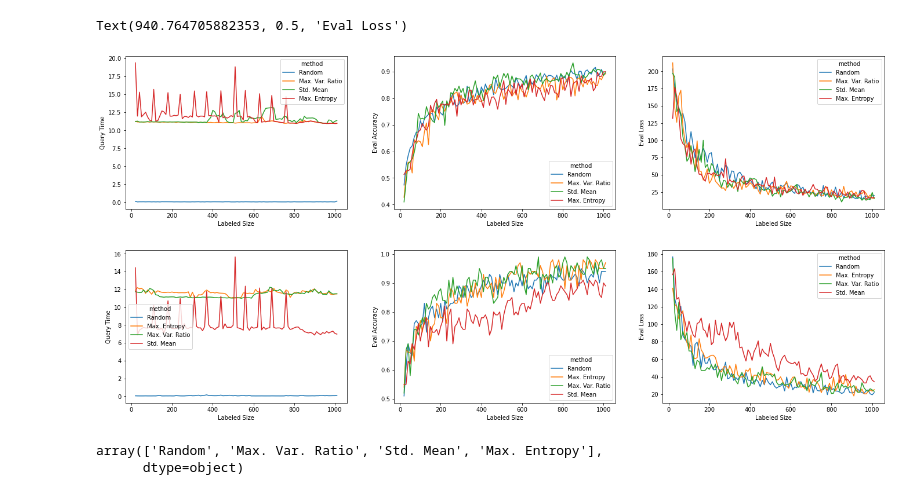
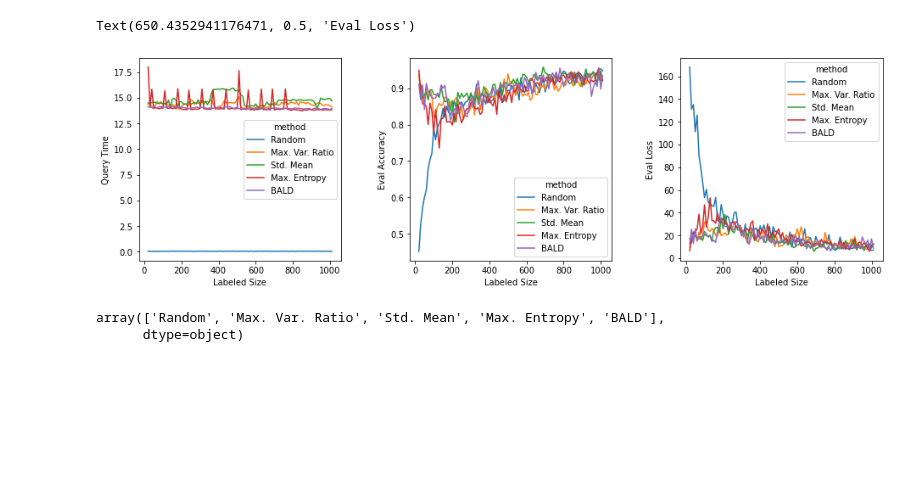
Before and after one commit to ExLeonem/master-thesis-code, a Jupyter notebook: wp/notebooks/experiments/y_gal_1.ipynb, the cells around one changed output. Saved outputs shown, nothing was run; the diff lists cells and outputs as text; code cells hidden in the pictures; blank space fills up the shorter version.

```diff
--- a/wp/notebooks/experiments/y_gal_1.ipynb
+++ b/wp/notebooks/experiments/y_gal_1.ipynb
@@ -16,7 +16,7 @@ sys.path.append(MODULES_PATH)
 from active_learning import ExperimentSuitMetrics
 from utils import MetricsTransformer, plot_in_steps
 # %%
-experiment_path = os.path.join(METRICS_PATH, "1_y_gal")
+experiment_path = os.path.join(METRICS_PATH, "y_gal_mc_mean")
 metrics_handler = ExperimentSuitMetrics(experiment_path)
 metrics = MetricsTransformer()
 # %%
@@ -29,42 +29,31 @@ dtypes = {
     "labeled_pool_size": int
 }
 # %%
-df_mc_dropout = metrics.load_from_dir(metrics_handler, "mc_dropout", dtype=dtypes)
-df_mp = metrics.load_from_dir(metrics_handler, "moment_propagation", dtype=dtypes)
+df_mc_dropout = metrics.load_from_dir(metrics_handler, "0_mc_dropout", dtype=dtypes)
+# df_mp = metrics.load_from_dir(metrics_handler, "moment_propagation", dtype=dtypes)
 # %%
-fig, ax = plt.subplots(2, 3, figsize=(20, 10))
+fig, ax = plt.subplots(1, 3, figsize=(14, 5))
 plt.tight_layout(pad=5)
 
-sns.lineplot(ax=ax[0, 0], data=df_mc_dropout, y="query_time", x="labeled_pool_size", hue="method")
-ax[0, 0].set_xlabel("Labeled Size")
-ax[0, 0].set_ylabel("Query Time")
+sns.lineplot(ax=ax[0], data=df_mc_dropout, y="query_time", x="labeled_pool_size", hue="method")
+ax[0].set_xlabel("Labeled Size")
+ax[0].set_ylabel("Query Time")
 
-sns.lineplot(ax=ax[0, 1], data=df_mc_dropout, y="eval_accuracy", x="labeled_pool_size", hue="method")
-ax[0, 1].set_xlabel("Labeled Size")
-ax[0, 1].set_ylabel("Eval Accuracy")
+acc_filter = df_mc_dropout["eval_accuracy"] > .8
+sns.lineplot(ax=ax[1], data=df_mc_dropout, y="eval_accuracy", x="labeled_pool_size", hue="method")
+ax[1].set_xlabel("Labeled Size")
+ax[1].set_ylabel("Eval Accuracy")
 
-sns.lineplot(ax=ax[0, 2], data=df_mc_dropout, y="eval_loss", x="labeled_pool_size", hue="method")
-ax[0, 2].set_xlabel("Labeled Size")
-ax[0, 2].set_ylabel("Eval Loss")
-
-sns.lineplot(ax=ax[1, 0], data=df_mp, y="query_time", x="labeled_pool_size", hue="method")
-ax[1, 0].set_xlabel("Labeled Size")
-ax[1, 0].set_ylabel("Query Time")
-
-sns.lineplot(ax=ax[1, 1], data=df_mp, y="eval_accuracy", x="labeled_pool_size", hue="method")
-ax[1, 1].set_xlabel("Labeled Size")
-ax[1, 1].set_ylabel("Eval Accuracy")
-
-sns.lineplot(ax=ax[1, 2], data=df_mp, y="eval_loss", x="labeled_pool_size", hue="method")
-ax[1, 2].set_xlabel("Labeled Size")
-ax[1, 2].set_ylabel("Eval Loss")
+sns.lineplot(ax=ax[2], data=df_mc_dropout, y="eval_loss", x="labeled_pool_size", hue="method")
+ax[2].set_xlabel("Labeled Size")
+ax[2].set_ylabel("Eval Loss")
 # %% [output]
-Text(940.764705882353, 0.5, 'Eval Loss')
+Text(650.4352941176471, 0.5, 'Eval Loss')
-[figure, old version]
+[figure, new version]
 # %%
 pd.unique(df_mc_dropout.method)
 # %% [output]
-array(['Random', 'Max. Var. Ratio', 'Std. Mean', 'Max. Entropy'],
+array(['Random', 'Max. Var. Ratio', 'Std. Mean', 'Max. Entropy', 'BALD'],
       dtype=object)
 # %%
 random_selector = df_mc_dropout["method"] == "Random"
```
Also changed, not shown: parts of 4 cells of this notebook, 9 other files.
